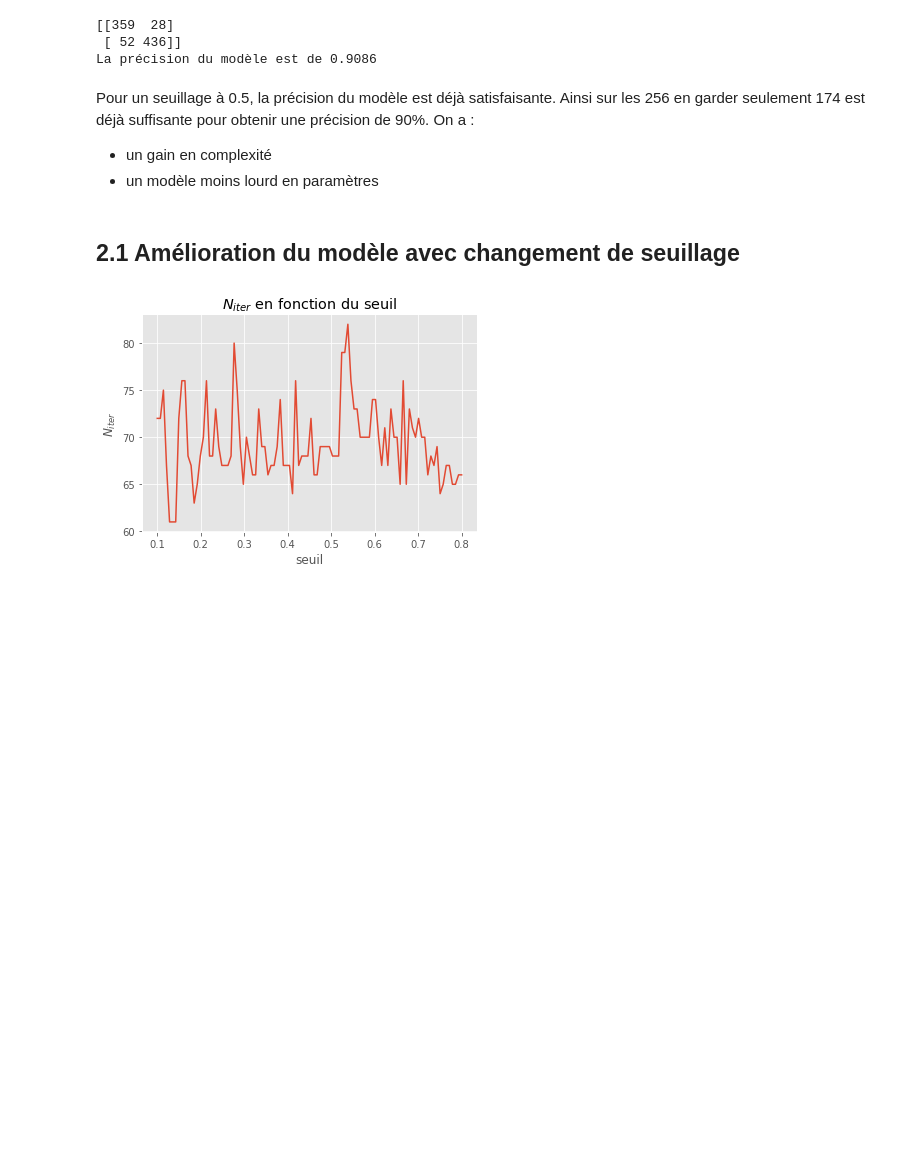
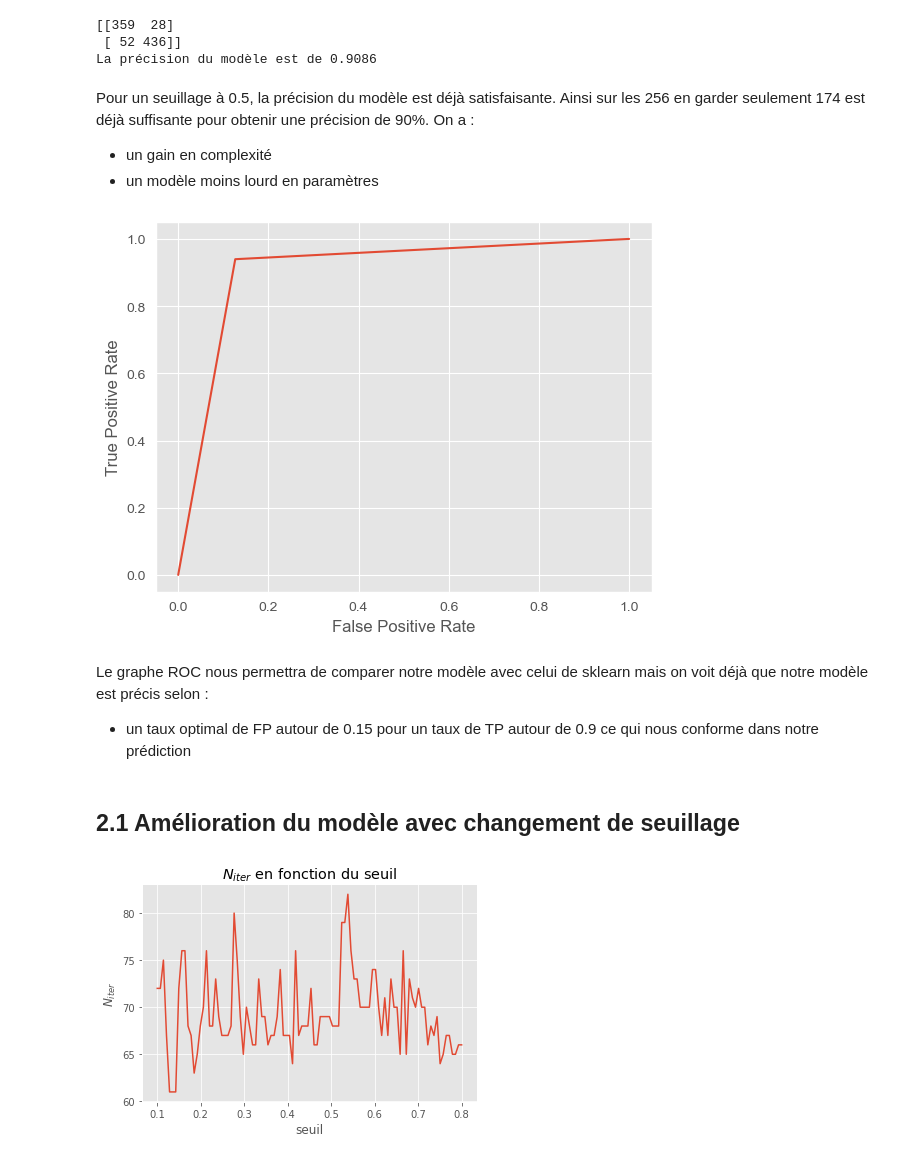
Before and after one commit to VictorCilleros/ML, a Jupyter notebook: TP3_archive/TP3_logistic_regression.ipynb, the cells around one changed output. Drawn from its saved outputs; the diff is of its cells as text; code cells hidden in the pictures; blank space fills up the shorter version.

Commit message:
Graphes ROC et comparaisons

```diff
--- a/TP3_archive/TP3_logistic_regression.ipynb
+++ b/TP3_archive/TP3_logistic_regression.ipynb
@@ -550,6 +556,15 @@ On a :
 
    + un gain en complexité
    + un modèle moins lourd en paramètres
+# %%
+from sklearn.metrics import roc_curve,RocCurveDisplay
+fpr,tpr,thresholds = roc_curve(class_test.ravel(), t_pred.astype(int))
+roc_display = RocCurveDisplay(fpr=fpr, tpr=tpr).plot()
+# %% [output]
+[figure, added]
+# %% [markdown]
+Le graphe ROC nous permettra de comparer notre modèle avec celui de sklearn mais on voit déjà que notre modèle est précis selon :
+- un taux optimal de FP autour de 0.15 pour un taux de TP autour de 0.9 ce qui nous conforme dans notre prédiction
 # %% [markdown]
 ## 2.1 Amélioration du modèle avec changement de seuillage
 # %%
```
Also changed, not shown: parts of 16 cells of this notebook.
